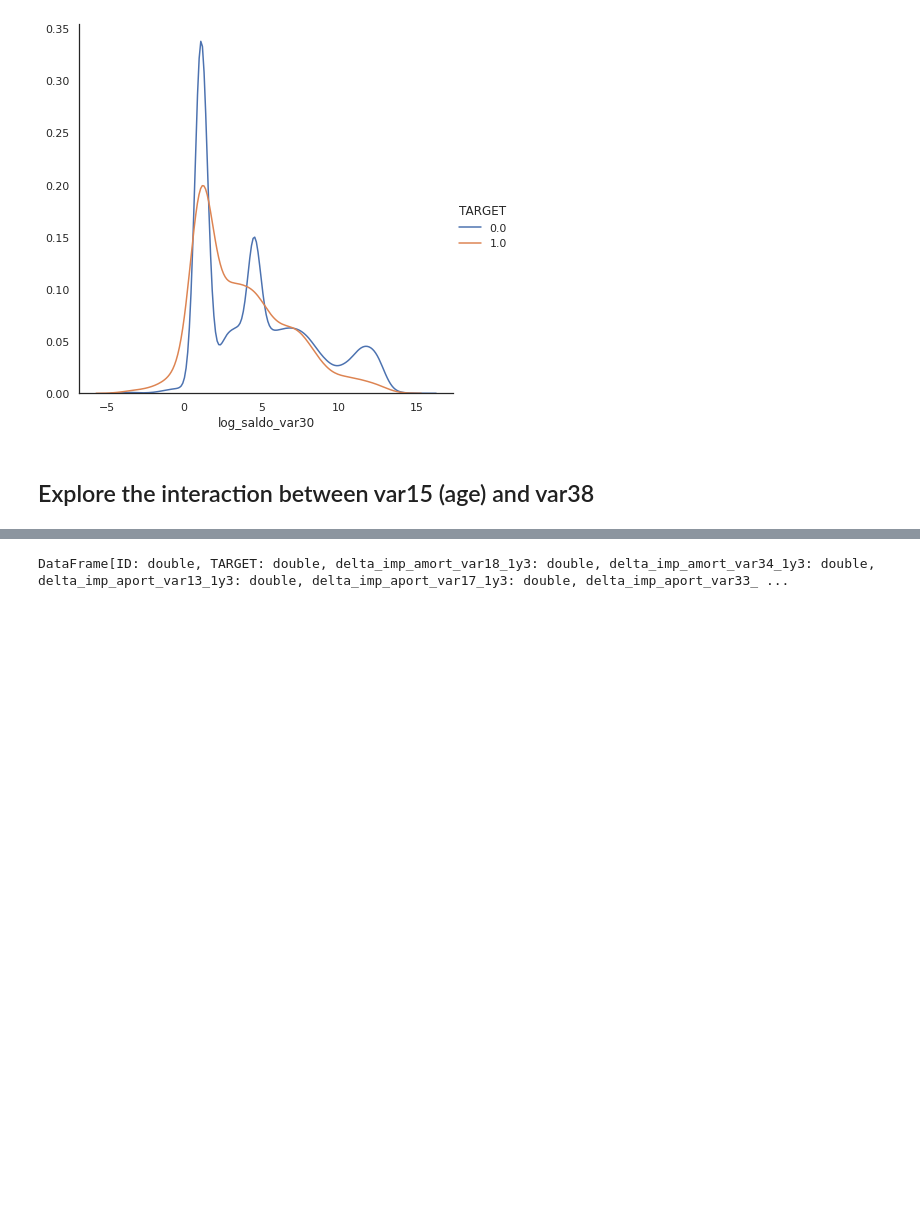
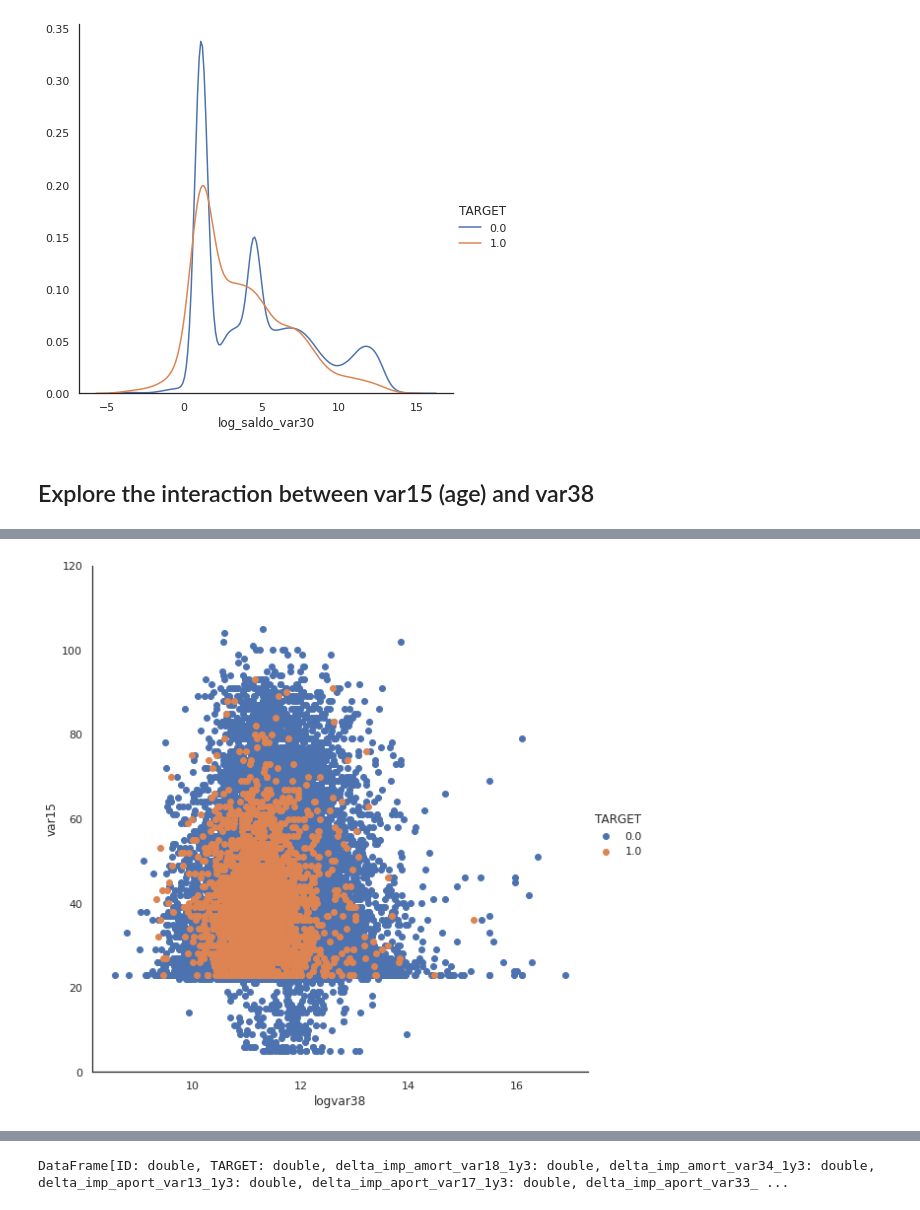
Before and after one commit to ralsouza/predicting_santander_customer_satisfaction, a Jupyter notebook: notebooks/01_predicting_santander_customer_satisfaction.ipynb, the cells around one changed output, grey strips where cells are left out. Cells and saved outputs as stored; diff of their text form; code cells hidden in the pictures; blank space fills up the shorter version.

```diff
--- a/notebooks/01_predicting_santander_customer_satisfaction.ipynb
+++ b/notebooks/01_predicting_santander_customer_satisfaction.ipynb
@@ -495,0 +496,8 @@ sns.FacetGrid(train7.toPandas(), hue="TARGET", size=6) \
+# %%
+# Exclude most common value for var38
+sns.FacetGrid(train7.toPandas()[~train7.toPandas().var38mc], hue="TARGET", size=8) \
+   .map(plt.scatter, "logvar38", "var15") \
+   .add_legend()
+plt.ylim([0,120]);
+# %% [output]
+[figure, added]
```
Also changed, not shown: parts of 11 cells of this notebook.
